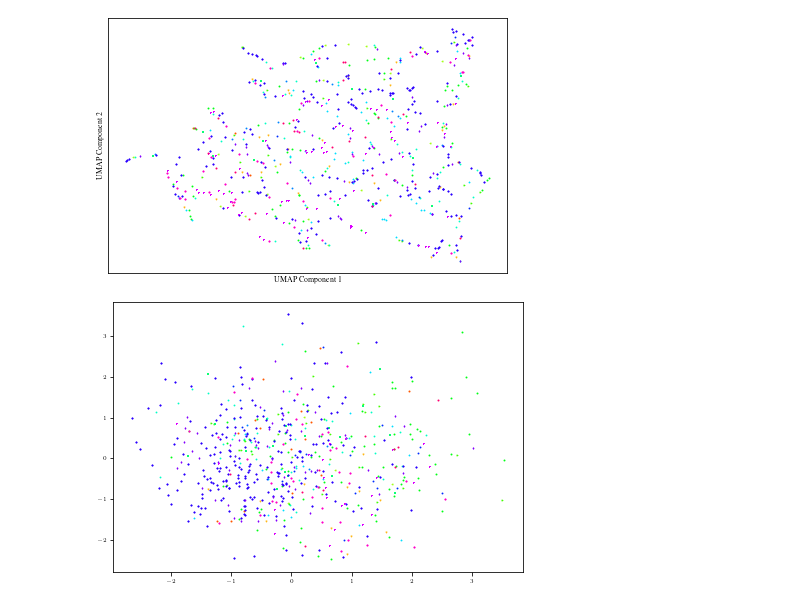
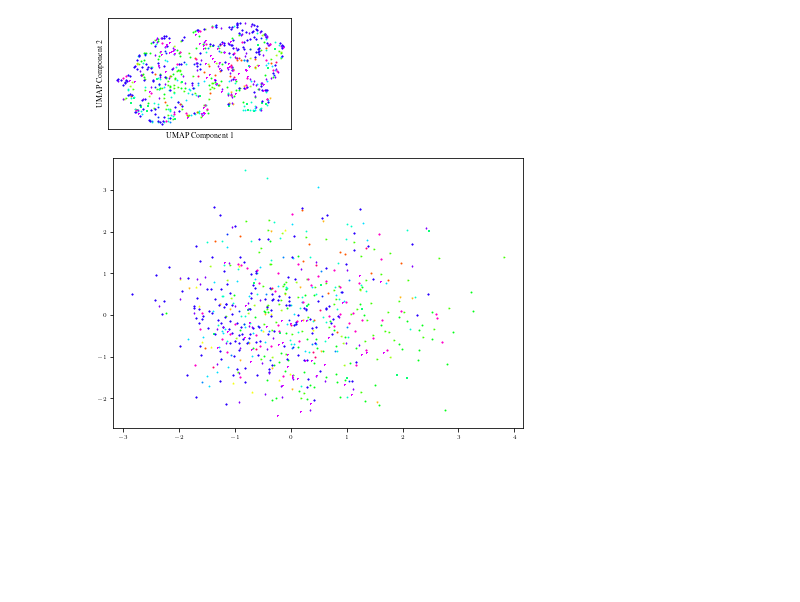
Before and after one commit to masonhargrave/EpiCare, a Jupyter notebook: figures/figures.ipynb, the cells around one changed output. Drawn from its saved outputs; the diff is of its cells as text; code cells hidden in the pictures; blank space fills up the shorter version.

Commit message:
Create new figures for updated SoC

```diff
--- a/figures/figures.ipynb
+++ b/figures/figures.ipynb
@@ -57,41 +57,42 @@ observations = StandardScaler().fit_transform(observations)
 
 # Perform UMAP
 umap_reducer = umap.UMAP(
-    n_components=2, n_neighbors=3, min_dist=0.25, metric="canberra"
+    n_components=2, # n_neighbors=3, min_dist=1.0,
 )
 observations_reduced = umap_reducer.fit_transform(observations)
 
 # Generate a color palette with seaborn
 palette = sns.color_palette(
     "hsv", len(unique_states)
 )  # "hsv" is a circular color space
 
 # Generate a list of markers
 markers = ["o", "v", "^", "<", ">", "8", "s", "p", "*", "h", "H", "D", "d", "P", "X"]
 
 # Plotting the clusters
+plt.figure(figsize=(3,2))
 for i, (color, marker) in enumerate(
     zip(palette, markers * (len(unique_states) // len(markers) + 1))
 ):
     state_mask = states == unique_states[i]
     plt.scatter(
         observations_reduced[state_mask, 0],
         observations_reduced[state_mask, 1],
         color=color,
         marker=marker,
         label=f"State {unique_states[i]}",
         s=1,
     )
 
 plt.xlabel("UMAP Component 1")
 plt.ylabel("UMAP Component 2")
 # Remove x and y ticks
 plt.xticks([])
 plt.yticks([])
 plt.tight_layout()
 plt.savefig("umap.pdf")
 # %% [output]
-[figure, old version]
+[figure, new version]
 # %%
 # PCA plot
 from sklearn.decomposition import PCA
@@ -113,7 +114,7 @@ for i, (color, marker) in enumerate(
         s=1,
     )
 # %% [output]
-[figure, old version]
+[figure, new version]
 # %%
 plt.figure(figsize=(3.25, 2.5))  # Adjust the figure size as needed for a half-page plot
 
```
Also changed, not shown: parts of 4 cells of this notebook.
